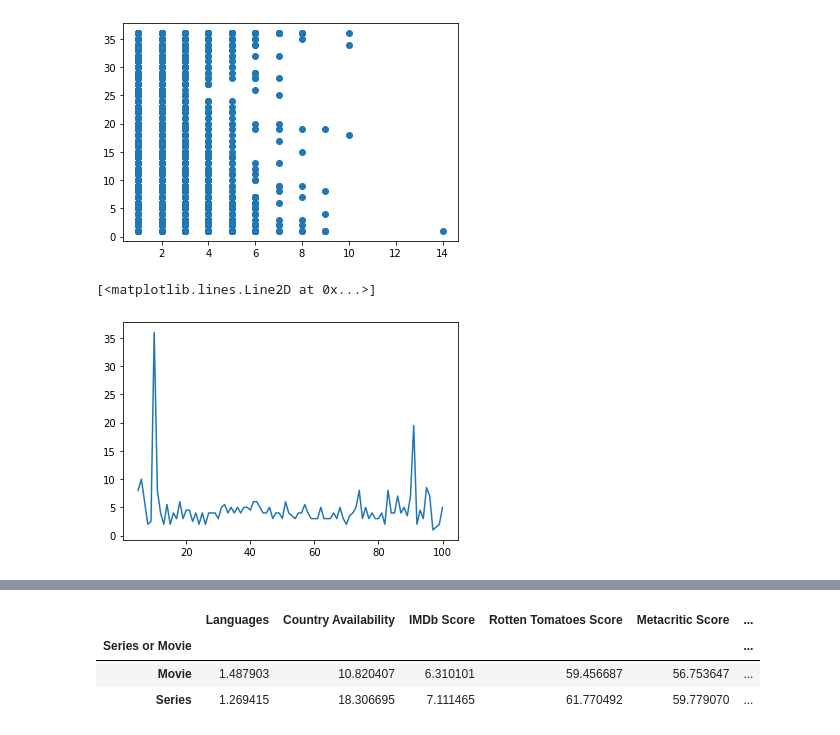
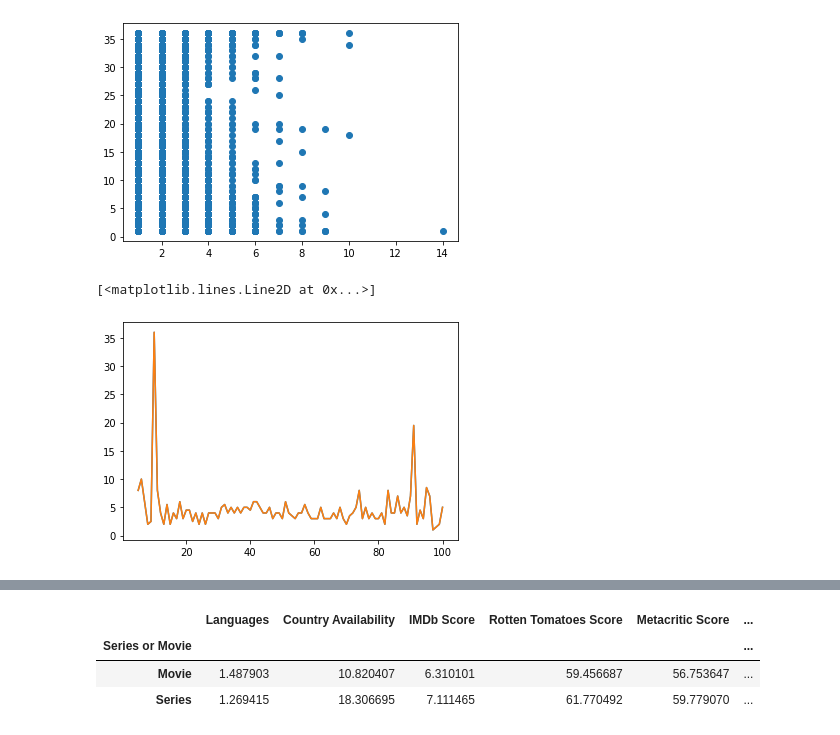
Before and after one commit to DJH961/NetflixProject, a Jupyter notebook: notebook.ipynb, the cells around one changed output, grey strips where cells are left out. Saved outputs shown, nothing was run; the diff lists cells and outputs as text; code cells hidden in the pictures.

Commit message:
new plot

```diff
--- a/notebook.ipynb
+++ b/notebook.ipynb
@@ -21,6 +21,19 @@ df
 | 15479 | DreamWorks Kung Fu Panda Awesome ... | English | Series | Belgium,Switzerland,Germany,Unite... | 6.2 | NaN | ... |
 15480 rows × 11 columns
 # %%
+# Kategorisieren
+df['Release Date'] = pd.to_datetime(df['Release Date'], format = '%d %b %Y')
+
+# Dollarzeichen und Komma entfernen
+Boxoffice = df['Boxoffice']
+
+df['Boxoffice'] = df['Boxoffice'].replace({r'\$' : ''}, regex = True)
+
+df['Boxoffice'] = df['Boxoffice'].replace({r'\,' : ''}, regex = True)
+
+df['Boxoffice'] = pd.to_numeric(df['Boxoffice'])
+
+
 def funct(x):
    if x=="leer":
        return None
@@ -55,7 +68,12 @@ plt.scatter(df["Languages"], df["Country Availability"])
 # %%
 ScorevsCountry = df.groupby("Metacritic Score").median()
 #plt.scatter(df["Metacritic Score"], df["Country Availability"])
 plt.plot(ScorevsCountry.index, ScorevsCountry["Country Availability"])
+
+
+ScorevsCountry = df.groupby("Metacritic Score").median()
+#plt.scatter(df["Metacritic Score"], df["Country Availability"])
+plt.plot(ScorevsCountry.index, ScorevsCountry["Country Availability"])
 # %% [output]
 [<matplotlib.lines.Line2D at 0x...>]
-[figure, old version]
+[figure, new version]
```
Also changed, not shown: parts of 1 cell of this notebook.
